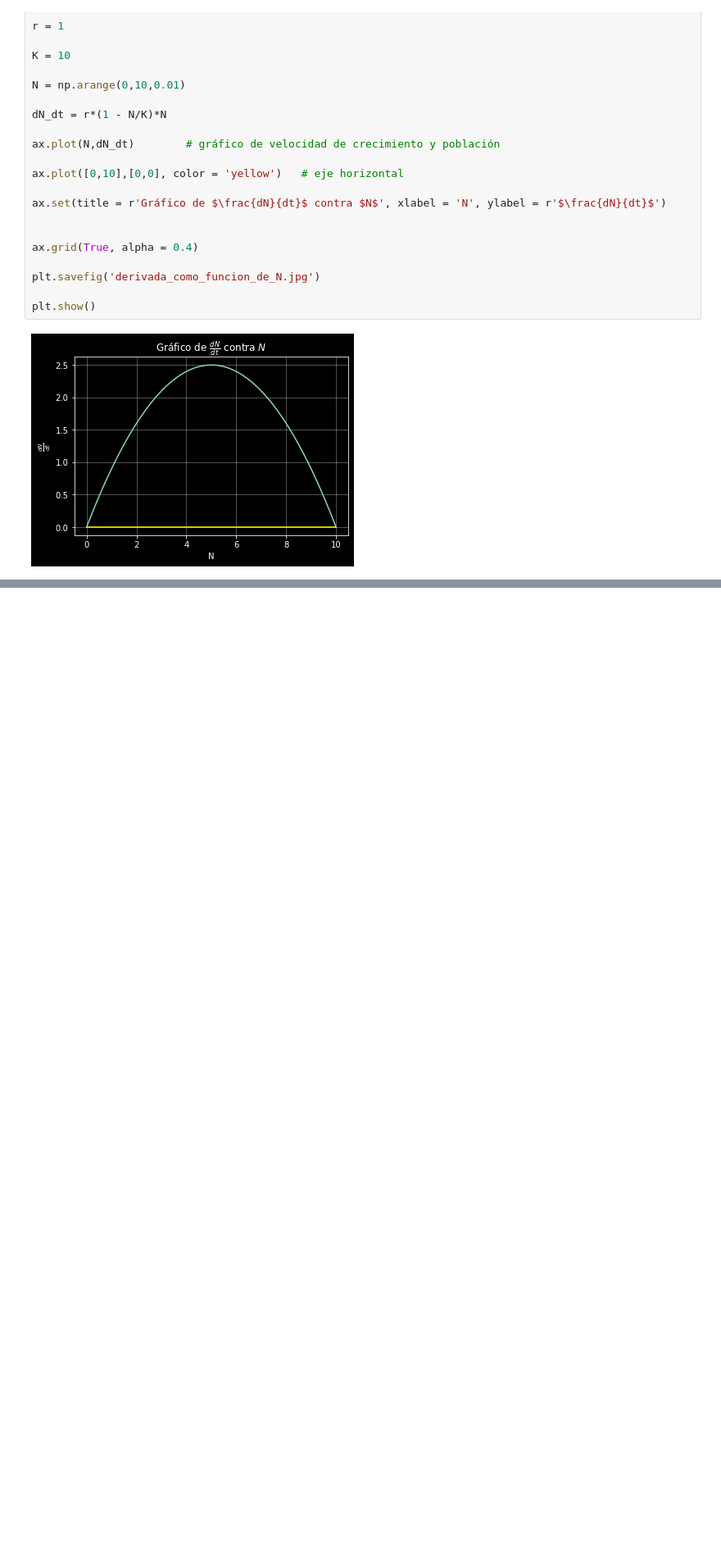
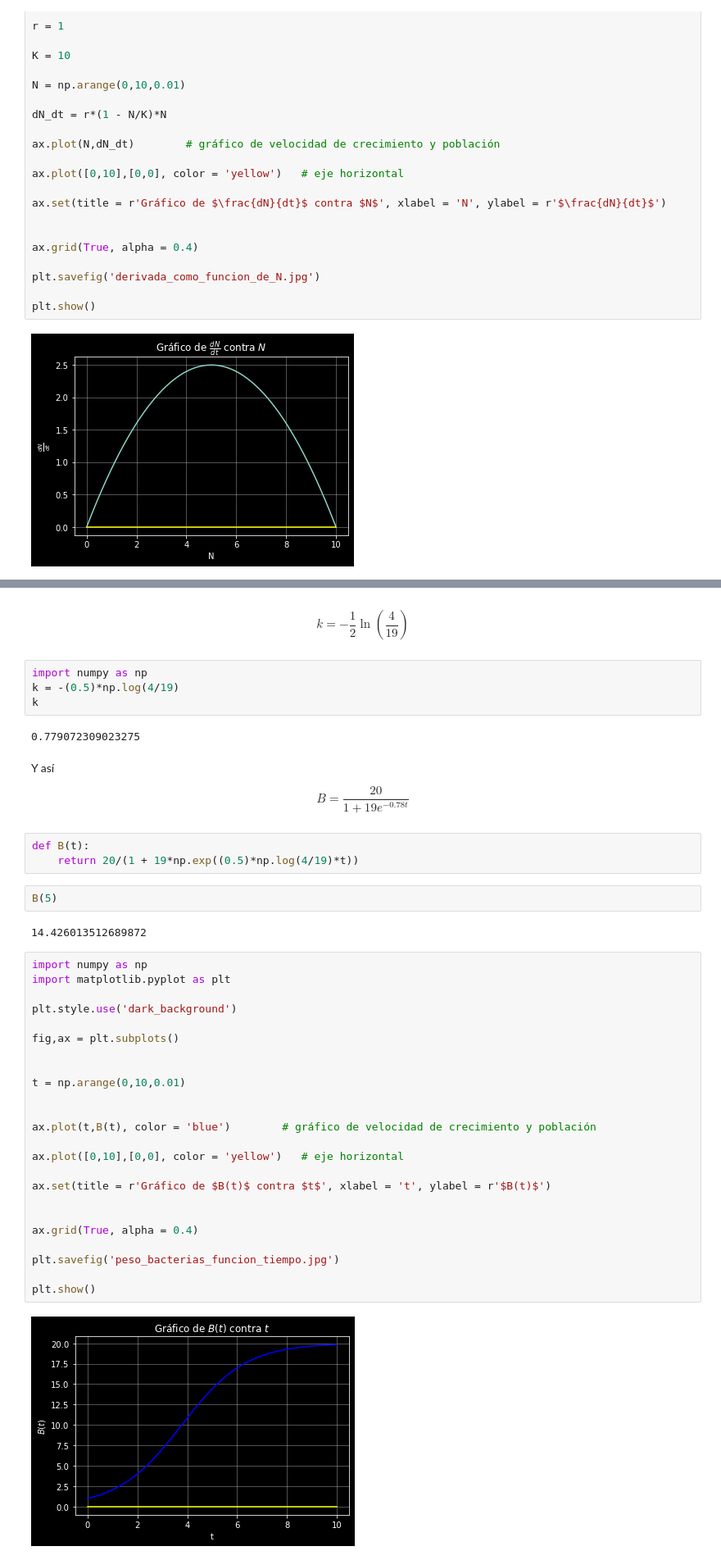
Before and after one commit to marco-canas/edo, a Jupyter notebook: banco_ejemplos/1_edo_order_first/dinamica_poblaciones_boyce/2_6_crecimiento_logistico_boyce.ipynb, the cells around one changed output, grey strips where cells are left out. Shown at 82% size. Cells and saved outputs as stored; diff of their text form; blank space fills up the shorter version.

Commit message:
adiciné un ejemplo de crecimiento logístico en una población de bacterias

```diff
--- a/banco_ejemplos/1_edo_order_first/dinamica_poblaciones_boyce/2_6_crecimiento_logistico_boyce.ipynb
+++ b/banco_ejemplos/1_edo_order_first/dinamica_poblaciones_boyce/2_6_crecimiento_logistico_boyce.ipynb
@@ -89,0 +176,45 @@ plt.show()
+# %% [markdown]
+$$ k = -\frac{1}{2}\ln \left( \frac{4}{19} \right) $$
+# %%
+import numpy as np
+k = -(0.5)*np.log(4/19)
+k
+# %% [output]
+0.779072309023275
+# %% [markdown]
+Y así
+
+$$ B = \frac{20}{1 + 19e^{-0.78t}} $$
+# %%
+def B(t):
+    return 20/(1 + 19*np.exp((0.5)*np.log(4/19)*t))
+# %%
+B(5)
+# %% [output]
+14.426013512689872
+# %%
+import numpy as np
+import matplotlib.pyplot as plt
+
+plt.style.use('dark_background')
+
+fig,ax = plt.subplots()
+
+
+t = np.arange(0,10,0.01)
+
+
+ax.plot(t,B(t), color = 'blue')        # gráfico de velocidad de crecimiento y población
+
+ax.plot([0,10],[0,0], color = 'yellow')   # eje horizontal
+
+ax.set(title = r'Gráfico de $B(t)$ contra $t$', xlabel = 't', ylabel = r'$B(t)$')
+
+
+ax.grid(True, alpha = 0.4)
+
+plt.savefig('peso_bacterias_funcion_tiempo.jpg')
+
+plt.show()
+# %% [output]
+[figure, added]
```
Also changed, not shown: parts of 28 cells of this notebook, 1 other file.
